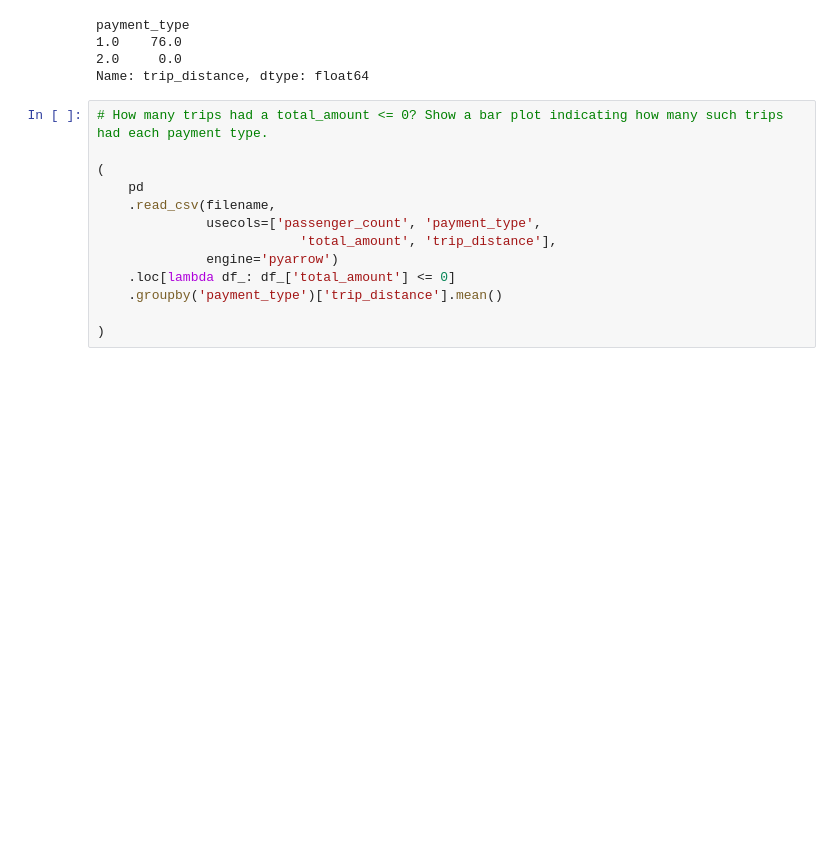
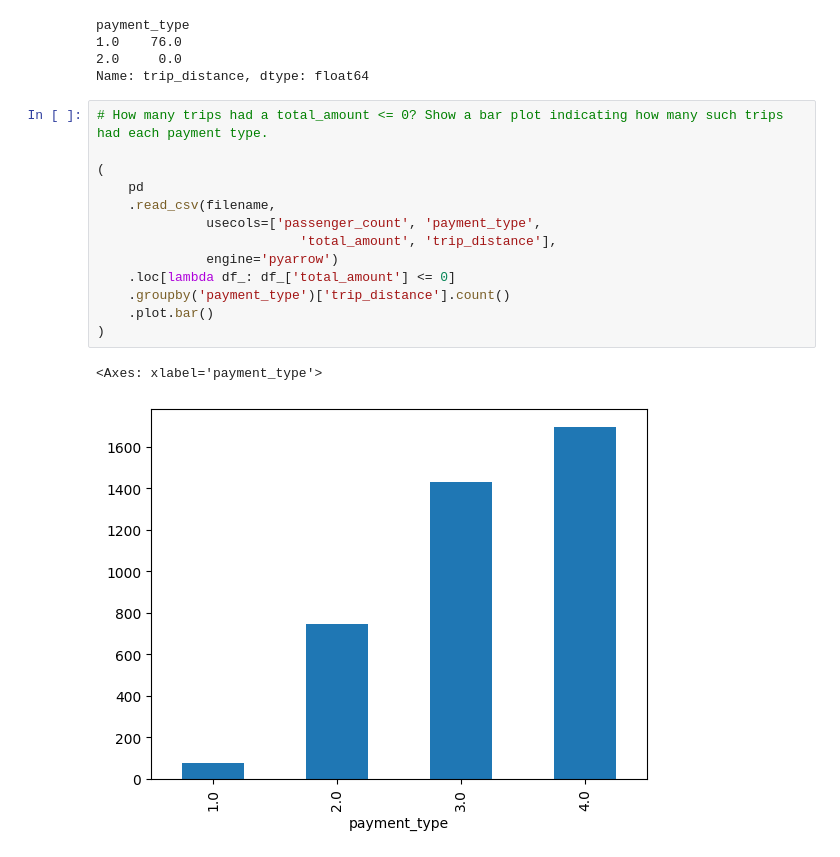
Before and after one commit to opagani/https-github.com-opagani-2024-08Aug-cleaning, a Jupyter notebook: LernerPython - 2024-08Aug-chaining.ipynb, the cells around one changed output. Drawn from its saved outputs; the diff is of its cells as text; blank space fills up the shorter version.

```diff
--- a/LernerPython - 2024-08Aug-chaining.ipynb
+++ b/LernerPython - 2024-08Aug-chaining.ipynb
@@ -465,13 +465,16 @@ Name: trip_distance, dtype: float64
 # %%
 # How many trips had a total_amount <= 0? Show a bar plot indicating how many such trips had each payment type.
 
 (
     pd
     .read_csv(filename,
               usecols=['passenger_count', 'payment_type',
                           'total_amount', 'trip_distance'],
               engine='pyarrow')
     .loc[lambda df_: df_['total_amount'] <= 0]
-    .groupby('payment_type')['trip_distance'].mean()
-
+    .groupby('payment_type')['trip_distance'].count()
+    .plot.bar()
 )
+# %% [output]
+<Axes: xlabel='payment_type'>
+[figure, added]
```
